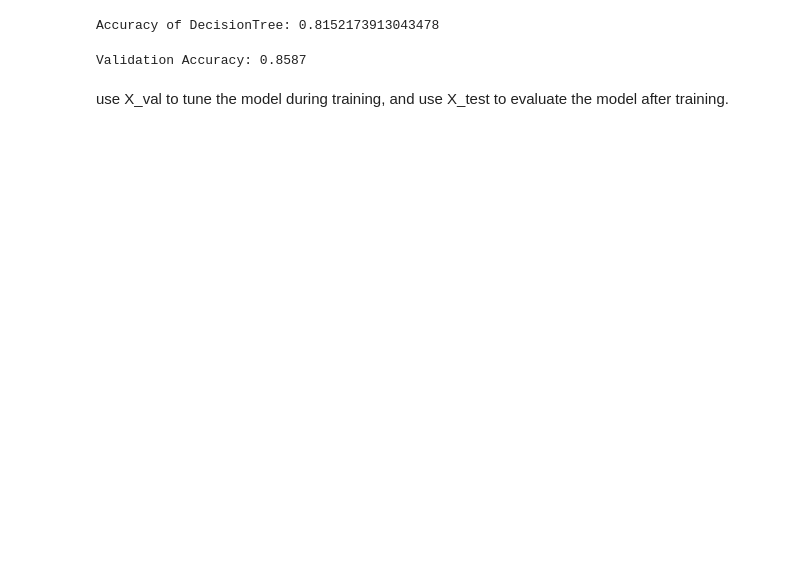
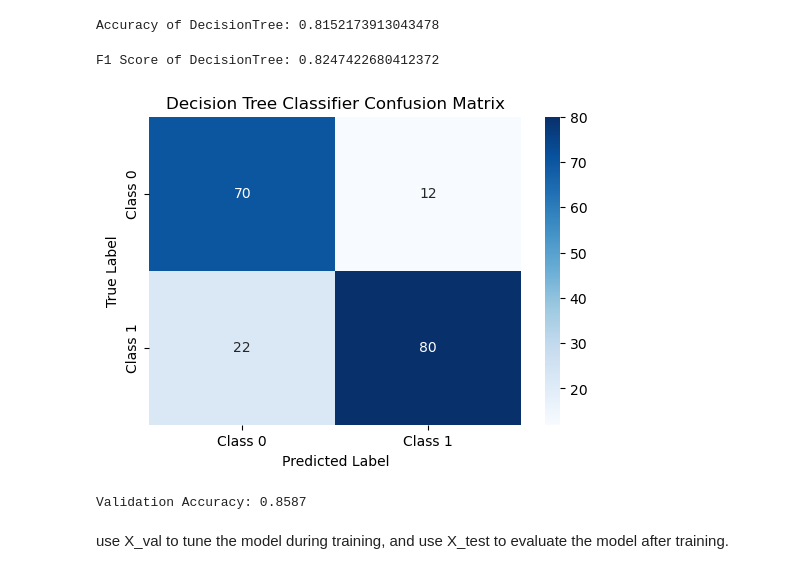
Before and after one commit to Into-To-AI/CardioVascular-Disease-Classification, a Jupyter notebook: train.ipynb, the cells around one changed output. Saved outputs shown, nothing was run; the diff lists cells and outputs as text; code cells hidden in the pictures; blank space fills up the shorter version.

```diff
--- a/train.ipynb
+++ b/train.ipynb
@@ -86,6 +86,24 @@ accuracy = accuracy_score(y_test, y_pred)
 print(f"Accuracy of DecisionTree: {accuracy}")
 # %% [output]
 Accuracy of DecisionTree: 0.8152173913043478
+# %%
+# calculate the F1 score of the DecisionTree model
+f1 = f1_score(y_test, y_pred)
+print(f"F1 Score of DecisionTree: {f1}")
+# Plot Confusion Matrix for DecisionTree
+conf_matrix = confusion_matrix(y_test, y_pred)
+def plot_confusion_matrix(conf_matrix, title):
+    plt.figure(figsize=(6, 4))
+    sns.heatmap(conf_matrix, annot=True, fmt='d', cmap='Blues', xticklabels=["Class 0", "Class 1"], yticklabels=["Class 0", "Class 1"])
+    plt.xlabel("Predicted Label")
+    plt.ylabel("True Label")
+    plt.title(title)
+    plt.show()
+
+plot_confusion_matrix(conf_matrix, "Decision Tree Classifier Confusion Matrix")
+# %% [output]
+F1 Score of DecisionTree: 0.8247422680412372
+[figure, added]
 # %%
 # train sklearn's DecisionTreeClassifier
 sklearn_model = DecisionTreeClassifier(random_state=42)
```
Also changed, not shown: parts of 8 cells of this notebook, 1 other file.
